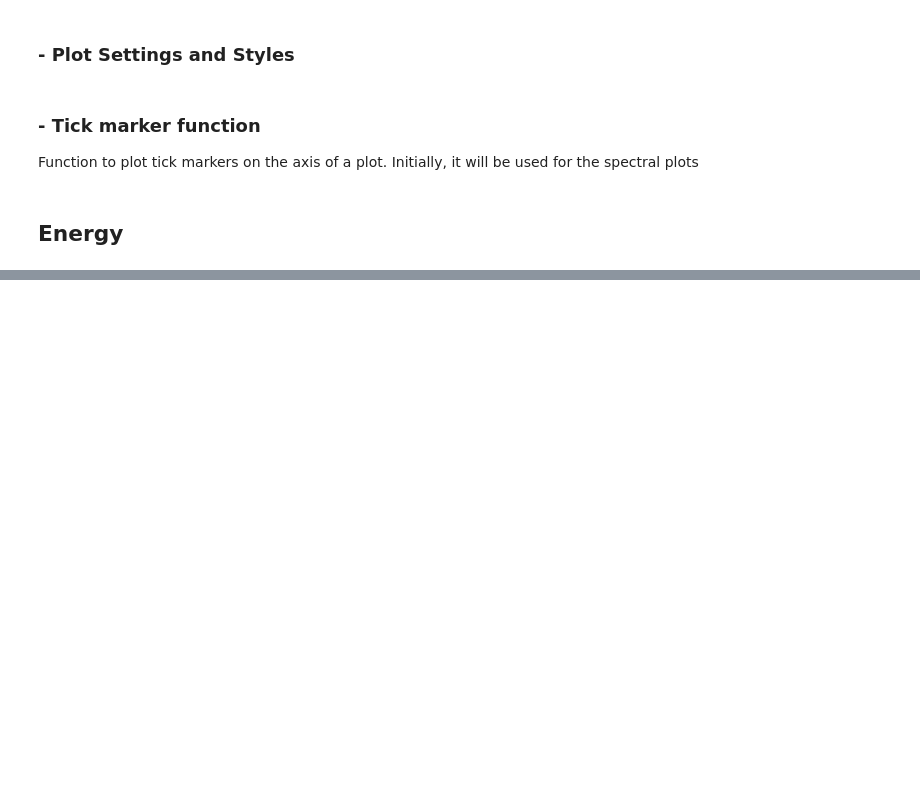
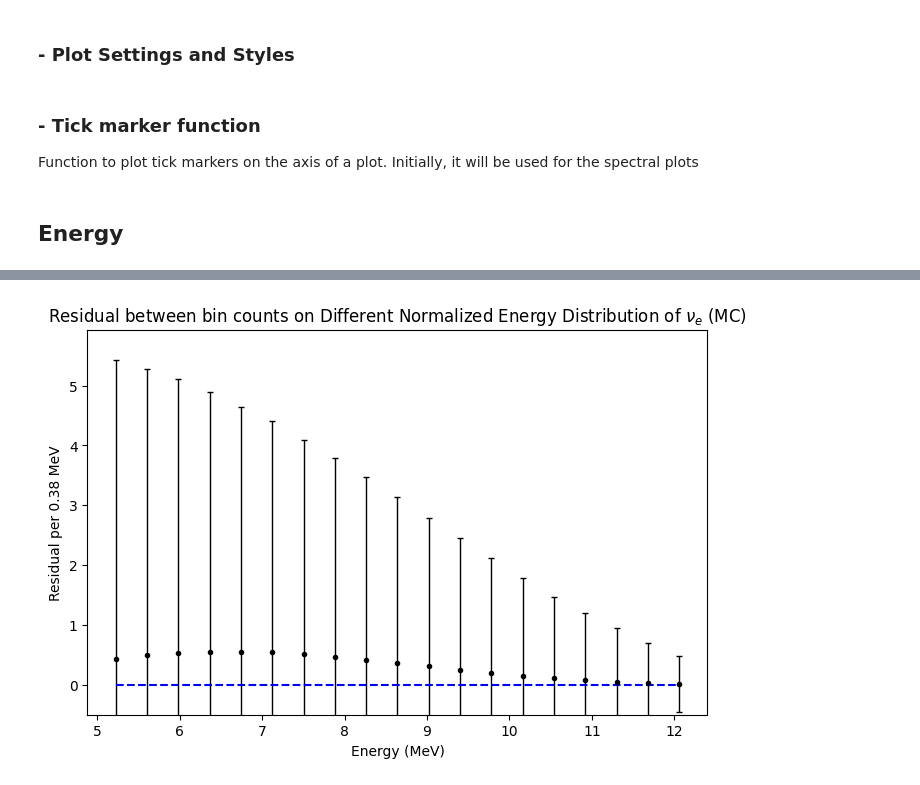
Before and after one commit to joankl/Solar-Neutrinos-Project, a Jupyter notebook: real data analysis/bisMSB/MC vs Data.ipynb, the cells around one changed output, grey strips where cells are left out. Saved outputs shown, nothing was run; the diff lists cells and outputs as text; code cells hidden in the pictures; blank space fills up the shorter version.

```diff
--- a/real data analysis/bisMSB/MC vs Data.ipynb
+++ b/real data analysis/bisMSB/MC vs Data.ipynb
@@ -26,7 +26,7 @@ obs_list_data = ['energy', 'posr_av', 'posx', 'posy', 'posz_av']
 # %% [markdown]
 ## General Cuts Definition
 # %%
-posr_cut = 4500
+posr_cut = 5500
 # %% [markdown]
 ## MC Data
 # %% [markdown]
@@ -413,0 +512,22 @@ array([5.1750371 , 4.70428047, 4.26765725, 3.81583094, 3.38327822,
+# %%
+# ==== Residual Plot ====
+plt.figure(figsize=(8,5))
+
+#plt.plot(bins_center_energy, residual)
+
+plt.errorbar(bins_center_energy, residual,
+            yerr=residual_error, fmt='.',
+            color='black', elinewidth=1, capsize=2)
+
+plt.plot([min(bins_center_energy), max(bins_center_energy)], [0, 0], '--', color = 'blue')
+
+plt.xlabel('Energy (MeV)')
+plt.ylabel(f'Residual per {binwidth} MeV')
+
+#plt.xlim(min(bins_center_energy), max(bins_center_energy))
+plt.ylim(-0.5, )
+
+plt.title(r'Residual between bin counts on Different Normalized Energy Distribution of $\nu_e$ (MC)')
+plt.show()
+# %% [output]
+[figure, added]
```
Also changed, not shown: parts of 15 cells of this notebook.
